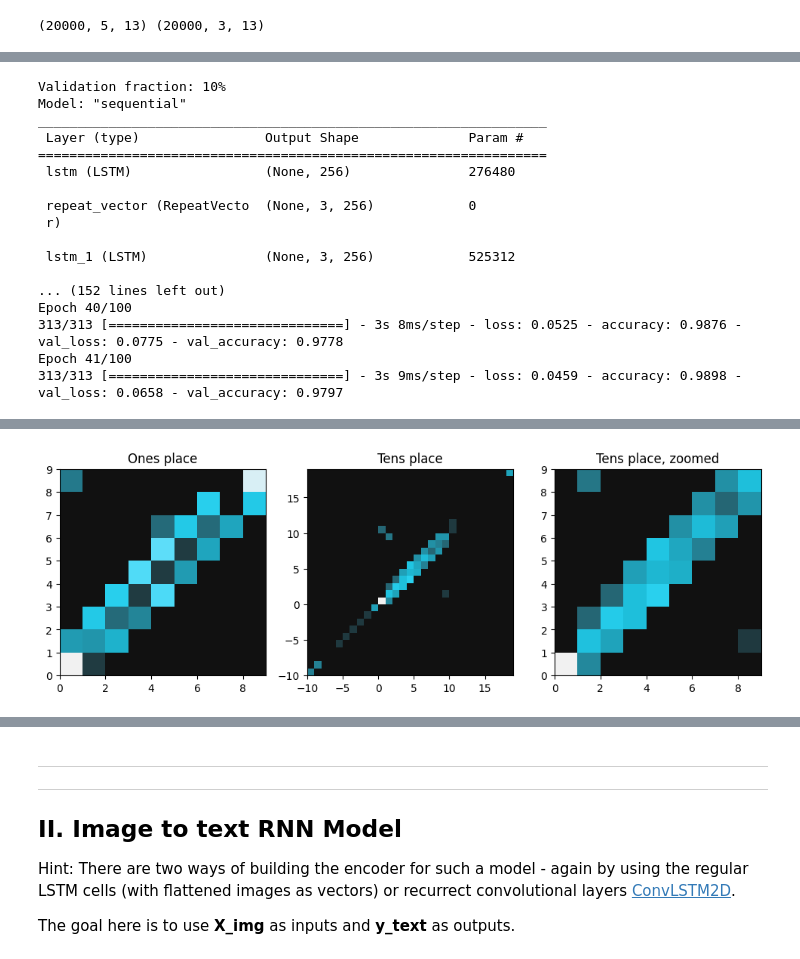
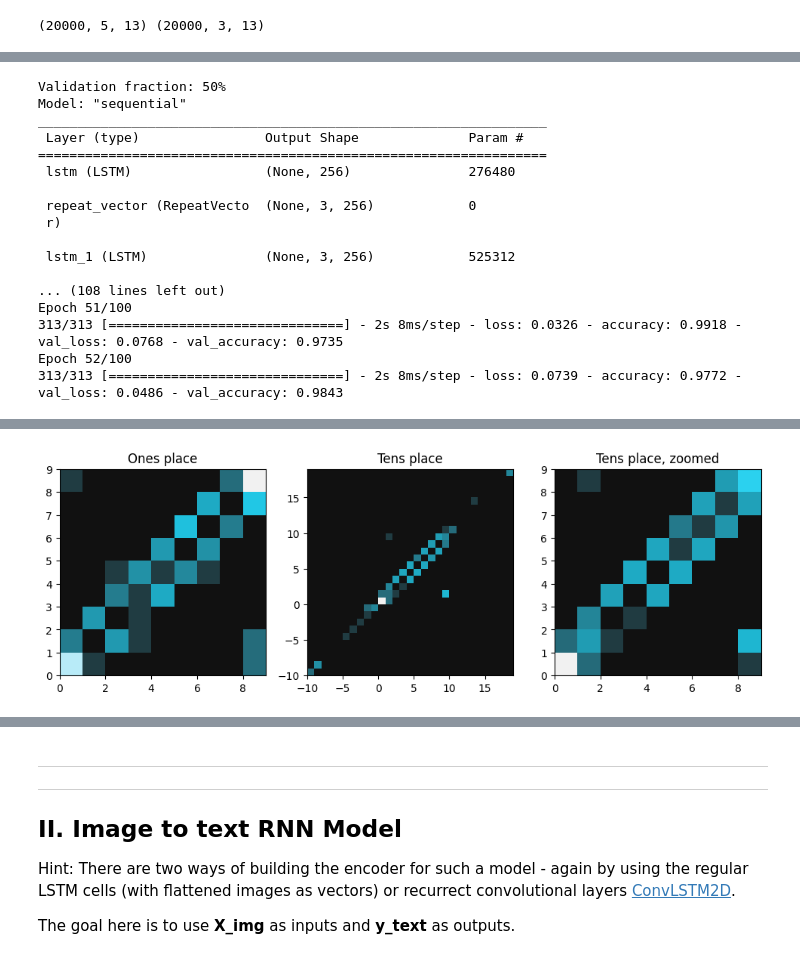
Before and after one commit to jaspermens/idl-assignments, a Jupyter notebook: A2/idl-a2.ipynb, the cells around one changed output, grey strips where cells are left out. Drawn from its saved outputs; the diff is of its cells as text; code cells hidden in the pictures.

```diff
--- a/A2/idl-a2.ipynb
+++ b/A2/idl-a2.ipynb
@@ -277,7 +277,7 @@ The code cell below explains each of these new components.
 
 <img src="https://i.ibb.co/NY7FFTc/Screenshot-2023-11-10-at-09-27-25.png" alt="Screenshot-2023-11-10-at-09-27-25" border="0" width="500"></a>
 # %%
-def build_text2text_model():
+def build_text2text_model(additional_lstm=False):
 
     # We start by initializing a sequential model
     text2text = tf.keras.Sequential()
@@ -286,8 +286,16 @@ def build_text2text_model():
     # In this case the size of our input vectors is [5, 13] as we have queries of length 5 and 13 unique characters. Each of these 5 elements in the query will be fed to the network one by one,
     # as shown in the image above (except with 5 elements).
     # Hint: In other applications, where your input sequences have a variable length (e.g. sentences), you would use input_shape=(None, unique_characters).
-    text2text.add(LSTM(256, input_shape=(None, len(unique_characters))))
+    if additional_lstm:
+        text2text.add(LSTM(256, input_shape=(None, len(unique_characters)), return_sequences=True))
+        text2text.add(LSTM(256, return_sequences=True))
+        text2text.add(LSTM(256, return_sequences=True))
+        text2text.add(LSTM(256, return_sequences=True))
+        text2text.add(LSTM(256, return_sequences=True))
+        text2text.add(LSTM(256))
 
+    else:
+        text2text.add(LSTM(256, input_shape=(None, len(unique_characters))))
     # As the decoder RNN's input, repeatedly provide with the last output of RNN for each time step. Repeat 3 times as that's the maximum length of the output (e.g. '  1-99' = '-98')
     # when using 2-digit integers in queries. In other words, the RNN will always produce 3 characters as its output.
     text2text.add(RepeatVector(max_answer_length))
@@ -327,7 +335,7 @@ X_text_shuffled, y_text_shuffled = get_data()
 models = []
 histories = []
 testfracs = [
-            0.1,
+#             0.1,
 #             0.25,
             0.5,
 #             0.75,
@@ -341,8 +349,8 @@ for frac in testfracs:
 
     text2textmodel = build_text2text_model()
 
-    early_stopping_cb = tf.keras.callbacks.EarlyStopping(patience=3,
-                                                      monitor='loss',
+    early_stopping_cb = tf.keras.callbacks.EarlyStopping(patience=5,
+                                                      monitor='val_loss',
                                                       restore_best_weights=True)
 
     num_test = int(frac * len(y_text))
@@ -358,7 +366,7 @@ for frac in testfracs:
 
 # get_data()
 # %% [output]
-Validation fraction: 10%
+Validation fraction: 50%
 Model: "sequential"
 _________________________________________________________________
  Layer (type)                Output Shape              Param #
@@ -370,11 +378,11 @@ _________________________________________________________________
 
  lstm_1 (LSTM)               (None, 3, 256)            525312
 
-... (152 lines left out)
-Epoch 40/100
-313/313 [==============================] - 3s 8ms/step - loss: 0.0525 - accuracy: 0.9876 - val_loss: 0.0775 - val_accuracy: 0.9778
-Epoch 41/100
-313/313 [==============================] - 3s 9ms/step - loss: 0.0459 - accuracy: 0.9898 - val_loss: 0.0658 - val_accuracy: 0.9797
+... (108 lines left out)
+Epoch 51/100
+313/313 [==============================] - 2s 8ms/step - loss: 0.0326 - accuracy: 0.9918 - val_loss: 0.0768 - val_accuracy: 0.9735
+Epoch 52/100
+313/313 [==============================] - 2s 8ms/step - loss: 0.0739 - accuracy: 0.9772 - val_loss: 0.0486 - val_accuracy: 0.9843
 # %%
 def onehot_to_integers(labels):
     argmaxes = np.argmax(labels, axis=-1)
@@ -461,7 +469,9 @@ def plot_error_freq_per_input(model, testfrac):
                                    sharex=True,
                                    figsize=[8,4])
 
-    ### Plot the error frequency per first and second integer (to see if either one correlates more than the other? bc if it just 'forgets' the first number, then its distribution should be (mostly) flat)
+    ### Plot the error frequency per first and second integer
+    ### (to see if either one correlates more than the other? \
+    ### bc if it just 'forgets' the first number, then its distribution should be (mostly) flat)
     binspacing = np.linspace(0, 100, 31)
 
     counts_firsthalf, bins = np.histogram(input_firsthalf_int[mistakes], bins=binspacing, density=False)
@@ -504,14 +514,8 @@ def make_confmatrices(model, testfrac):
     fig, (ax1, ax2, ax3) = plt.subplots(1,3,
                                    figsize=[12,4])
 
-    ### Make 10x10 confusion matrices: for the tens and ones places. Expect: tens place fuzzy diagonal, bigger scatter on the ones
-    from sklearn.metrics import confusion_matrix, ConfusionMatrixDisplay
-
-    conf_mat_singles = confusion_matrix(test_true_int%10, test_pred_int%10)
-    conf_mat_tens = confusion_matrix(test_true_int//10, test_pred_int//10)
-
-#     dsp = ConfusionMatrixDisplay(conf_mat_singles)
-#     dsp.plot()
+    ### Make 10x10 confusion matrices: for the tens and ones places.
+    ### Expect: tens place fuzzy diagonal, bigger scatter on the ones
     import colorcet as cc
     bins = np.arange(0, 10, 1)
     ax1.hist2d(test_true_int[mistakes]%10, test_pred_int[mistakes]%10,
@@ -530,7 +534,7 @@ def make_confmatrices(model, testfrac):
     ax2.set_title("Tens place")
 
     bins = np.arange(0, 10, 1)
-    ax3.hist2d(test_true_int[mistakes]//10, test_pred_int[mistakes]//10,
+    ax3.hist2d(test_true_int[mistakes]//10 % 10, test_pred_int[mistakes]//10 % 10,
                bins=bins,
                norm='symlog',
                cmap='cet_CET_CBTL3',
@@ -545,8 +549,11 @@ def make_confmatrices(model, testfrac):
     plt.show()
 
 
-make_confmatrices(models[1], testfracs[1])
+# plot_error_freq_per_input(models[0], testfracs[0])
+make_confmatrices(models[0], testfracs[0])
 
+
+# visualize_mistakes(models[0], testfracs[0])
 ### Scatter error magnitudes as a function of first and second integer inputs
 #     ax1.scatter(input_firsthalf_int[mistakes], test_pred_int[mistakes] - test_true_int[mistakes],
 #                    color='firebrick', alpha=.1, )
@@ -557 +564 @@ make_confmatrices(models[1], testfracs[1])
-[figure, old version]
+[figure, new version]
```
Also changed, not shown: parts of 8 cells of this notebook.
